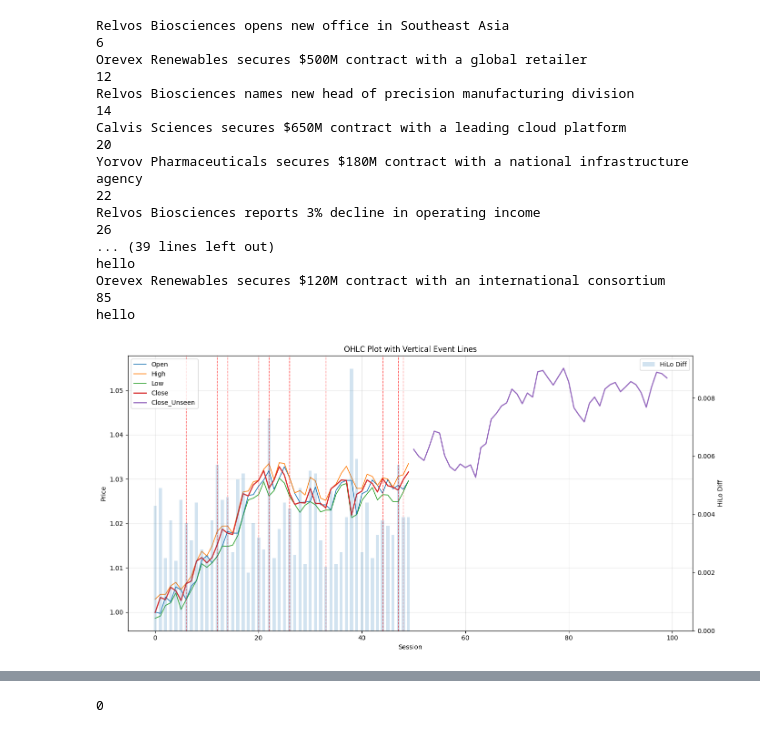
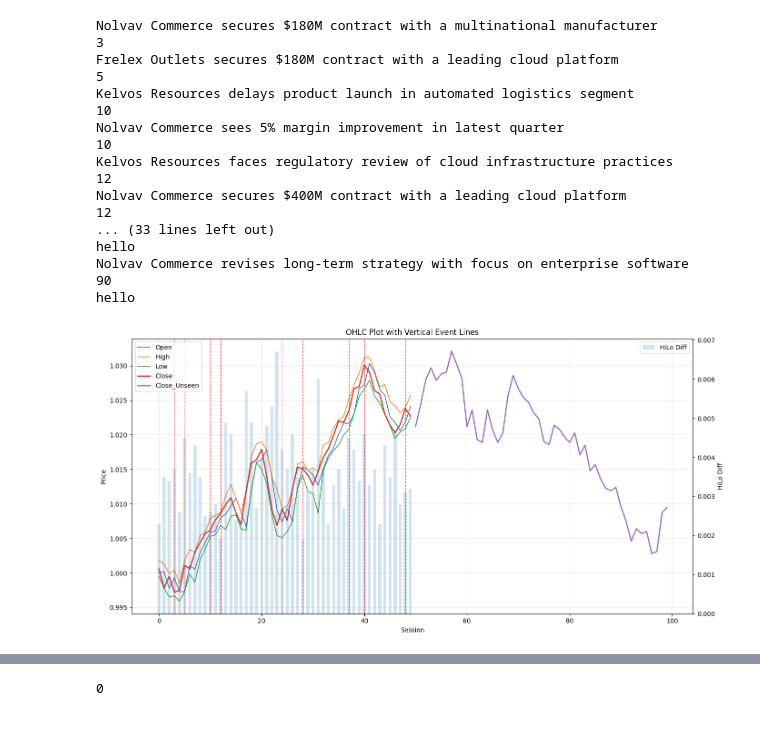
Before and after one commit to Sne4kers/hrt-datathon, a Jupyter notebook: yehor/identify_value.ipynb, the cells around one changed output, grey strips where cells are left out. Drawn from its saved outputs; the diff is of its cells as text; code cells hidden in the pictures.

```diff
--- a/yehor/identify_value.ipynb
+++ b/yehor/identify_value.ipynb
@@ -4,12 +97,37 @@ import numpy as np
 
 bars_df = pd.read_parquet("../data/bars_seen_train.parquet")
 unseen_bars_df = pd.read_parquet("../data/bars_unseen_train.parquet")
-sentiment_df = pd.read_csv("../sentiment_overview.csv")
+sentiment_df = pd.read_csv("../anna/headline_stats_seen_train.csv")
 headlines_df_seen = pd.read_parquet("../data/headlines_seen_train.parquet")
 headlines_df_unseen = pd.read_parquet("../data/headlines_unseen_train.parquet")
 
 print(sentiment_df.head())
 print(bars_df.head())
+
+cluster_labels = {
+    "pharma": pharma_cluster,
+    "energy": energy_cluster,
+    "commerce": commerce_cluster,
+    "money": money_cluster,
+    "hardware": hardware_cluster,
+}
+
+company_to_cluster = {
+    company: label
+    for label, companies in cluster_labels.items()
+    for company in companies
+}
+
+# Build a regex pattern from all company names
+import re
+
+pattern = "|".join(re.escape(name) for name in company_to_cluster)
+
+def assign_cluster(headline):
+    match = re.search(pattern, headline)
+    if match:
+        return company_to_cluster[match.group(0)]
+    return None
 # %% [output]
    session                headline  bar_ix decided_label  prob_positive  \
 0        0      Relvos Biosciences       6       neutral       0.387032
@@ -31,7 +149,7 @@ print(bars_df.head())
 3       0        3   1.0  1.0008  0.9986  1.0008
 4       0        4   1.0  1.0031  0.9996  1.0009
 # %%
-session_of_interest = 0
+session_of_interest = 67
 
 import pandas as pd
 import matplotlib.pyplot as plt
@@ -47,6 +165,8 @@ df["hilo_diff"] = df["high"] - df["low"]
 df2 = sentiment_df[sentiment_df["session"] == session_of_interest]
 df_unseen = unseen_bars_df[unseen_bars_df["session"] == session_of_interest]
 headlines_df_seen = headlines_df_seen[headlines_df_seen["session"] == session_of_interest]
+headlines_df_seen["cluster"] = headlines_df_seen["headline"].apply(assign_cluster)
+# headlines_df_seen = headlines_df_seen[headlines_df_seen["headline"].str.contains("breakthrough")]
 headlines_df_unseen = headlines_df_unseen[headlines_df_unseen["session"] == session_of_interest]
 # print(headlines_df_seen)
 
@@ -71,48 +191,48 @@ ax1.plot(df_unseen["bar_ix"], df_unseen["close"], label="Close_Unseen", linewidt
 
 # Add vertical lines at bar_ix positions from df2
 for x in df2["bar_ix"]:
     ax1.axvline(x=x, linestyle="--", linewidth=1, alpha=0.6, color="red")
 
 # Secondary axis for hilo_diff
 ax2 = ax1.twinx()
 ax2.bar(df["bar_ix"], df["hilo_diff"], alpha=0.2, width=0.6, label="HiLo Diff")
 
 # Labels
 ax1.set_xlabel("Session")
 ax1.set_ylabel("Price")
 ax2.set_ylabel("HiLo Diff")
 
 # Title
 plt.title("OHLC Plot with Vertical Event Lines")
 
 # Legend
 ax1.legend(loc="upper left")
 ax2.legend(loc="upper right")
 
 # Grid
 ax1.grid(True, alpha=0.3)
 
 plt.tight_layout()
 plt.show()
 # %% [output]
-Relvos Biosciences opens new office in Southeast Asia
-6
-Orevex Renewables secures $500M contract with a global retailer
+Nolvav Commerce secures $180M contract with a multinational manufacturer
+3
+Frelex Outlets secures $180M contract with a leading cloud platform
+5
+Kelvos Resources delays product launch in automated logistics segment
+10
+Nolvav Commerce sees 5% margin improvement in latest quarter
+10
+Kelvos Resources faces regulatory review of cloud infrastructure practices
 12
-Relvos Biosciences names new head of precision manufacturing division
-14
-Calvis Sciences secures $650M contract with a leading cloud platform
-20
-Yorvov Pharmaceuticals secures $180M contract with a national infrastructure agency
-22
-Relvos Biosciences reports 3% decline in operating income
-26
-... (39 lines left out)
+Nolvav Commerce secures $400M contract with a leading cloud platform
+12
+... (33 lines left out)
 hello
-Orevex Renewables secures $120M contract with an international consortium
-85
+Nolvav Commerce revises long-term strategy with focus on enterprise software
+90
 hello
-[figure, old version]
+[figure, new version]
 # %%
 def do_single_session(session_of_interest=2):
     df = bars_df[bars_df["session"] == session_of_interest].copy()
```
Also changed, not shown: parts of 6 cells of this notebook, 16 other files.
